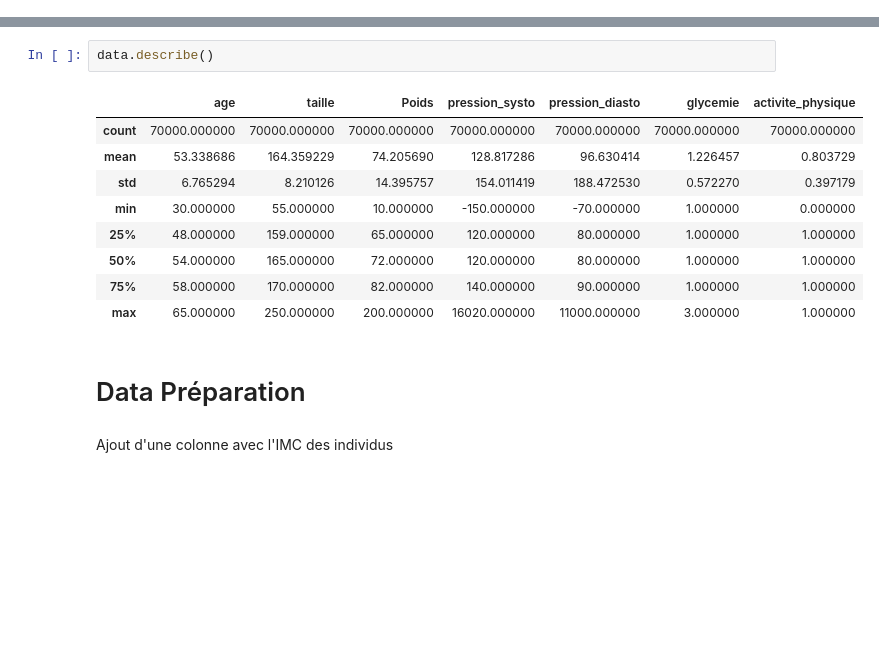
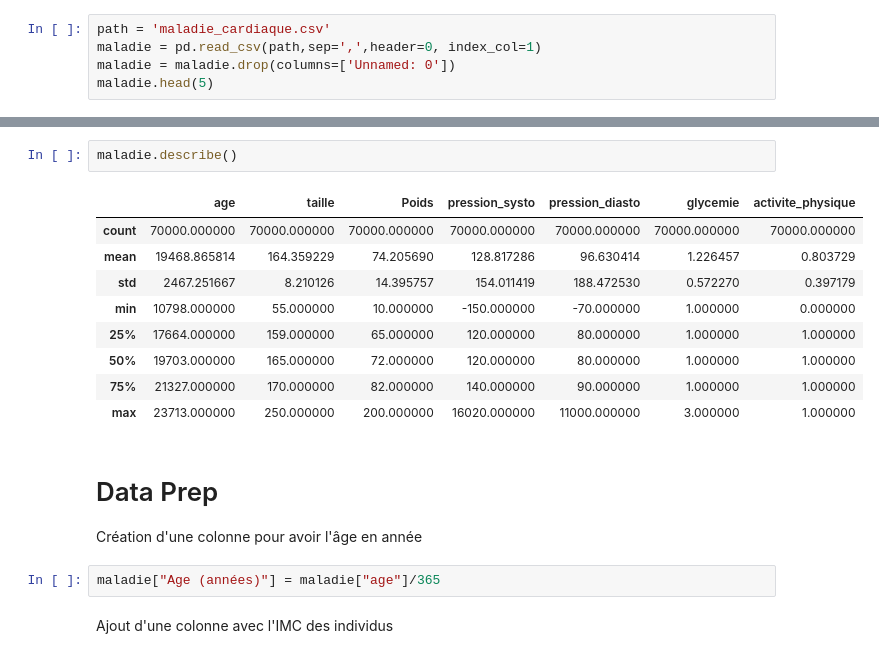
Before and after one commit to alaincrenner/heart_attack, a Jupyter notebook: MaladieCardiaque_SVM.ipynb, the cells around one changed output, grey strips where cells are left out. Saved outputs shown, nothing was run; the diff lists cells and outputs as text; blank space fills up the shorter version.

```diff
--- a/MaladieCardiaque_SVM.ipynb
+++ b/MaladieCardiaque_SVM.ipynb
@@ -85,0 +18,5 @@ memory usage: 6.9+ MB
+# %%
+path = 'maladie_cardiaque.csv'
+maladie = pd.read_csv(path,sep=',',header=0, index_col=1)
+maladie = maladie.drop(columns=['Unnamed: 0'])
+maladie.head(5)
@@ -86,17 +57,21 @@ memory usage: 6.9+ MB
 # %%
-data.describe()
+maladie.describe()
 # %% [output]
 |  | age | taille | Poids | pression_systo | pression_diasto | glycemie | activite_physique |
 | count | 70000.000000 | 70000.000000 | 70000.000000 | 70000.000000 | 70000.000000 | 70000.000000 | 70000.000000 |
-| mean | 53.338686 | 164.359229 | 74.205690 | 128.817286 | 96.630414 | 1.226457 | 0.803729 |
-| std | 6.765294 | 8.210126 | 14.395757 | 154.011419 | 188.472530 | 0.572270 | 0.397179 |
-| min | 30.000000 | 55.000000 | 10.000000 | -150.000000 | -70.000000 | 1.000000 | 0.000000 |
-| 25% | 48.000000 | 159.000000 | 65.000000 | 120.000000 | 80.000000 | 1.000000 | 1.000000 |
-| 50% | 54.000000 | 165.000000 | 72.000000 | 120.000000 | 80.000000 | 1.000000 | 1.000000 |
-| 75% | 58.000000 | 170.000000 | 82.000000 | 140.000000 | 90.000000 | 1.000000 | 1.000000 |
-| max | 65.000000 | 250.000000 | 200.000000 | 16020.000000 | 11000.000000 | 3.000000 | 1.000000 |
+| mean | 19468.865814 | 164.359229 | 74.205690 | 128.817286 | 96.630414 | 1.226457 | 0.803729 |
+| std | 2467.251667 | 8.210126 | 14.395757 | 154.011419 | 188.472530 | 0.572270 | 0.397179 |
+| min | 10798.000000 | 55.000000 | 10.000000 | -150.000000 | -70.000000 | 1.000000 | 0.000000 |
+| 25% | 17664.000000 | 159.000000 | 65.000000 | 120.000000 | 80.000000 | 1.000000 | 1.000000 |
+| 50% | 19703.000000 | 165.000000 | 72.000000 | 120.000000 | 80.000000 | 1.000000 | 1.000000 |
+| 75% | 21327.000000 | 170.000000 | 82.000000 | 140.000000 | 90.000000 | 1.000000 | 1.000000 |
+| max | 23713.000000 | 250.000000 | 200.000000 | 16020.000000 | 11000.000000 | 3.000000 | 1.000000 |
-# %% [markdown]
-# Data Préparation
+# %% [markdown]
+# Data Prep
+
+Création d'une colonne pour avoir l'âge en année
+# %%
+maladie["Age (années)"] = maladie["age"]/365
 # %% [markdown]
 Ajout d'une colonne avec l'IMC des individus
 # %%
```
Also changed, not shown: parts of 45 cells of this notebook, 1 other file.
